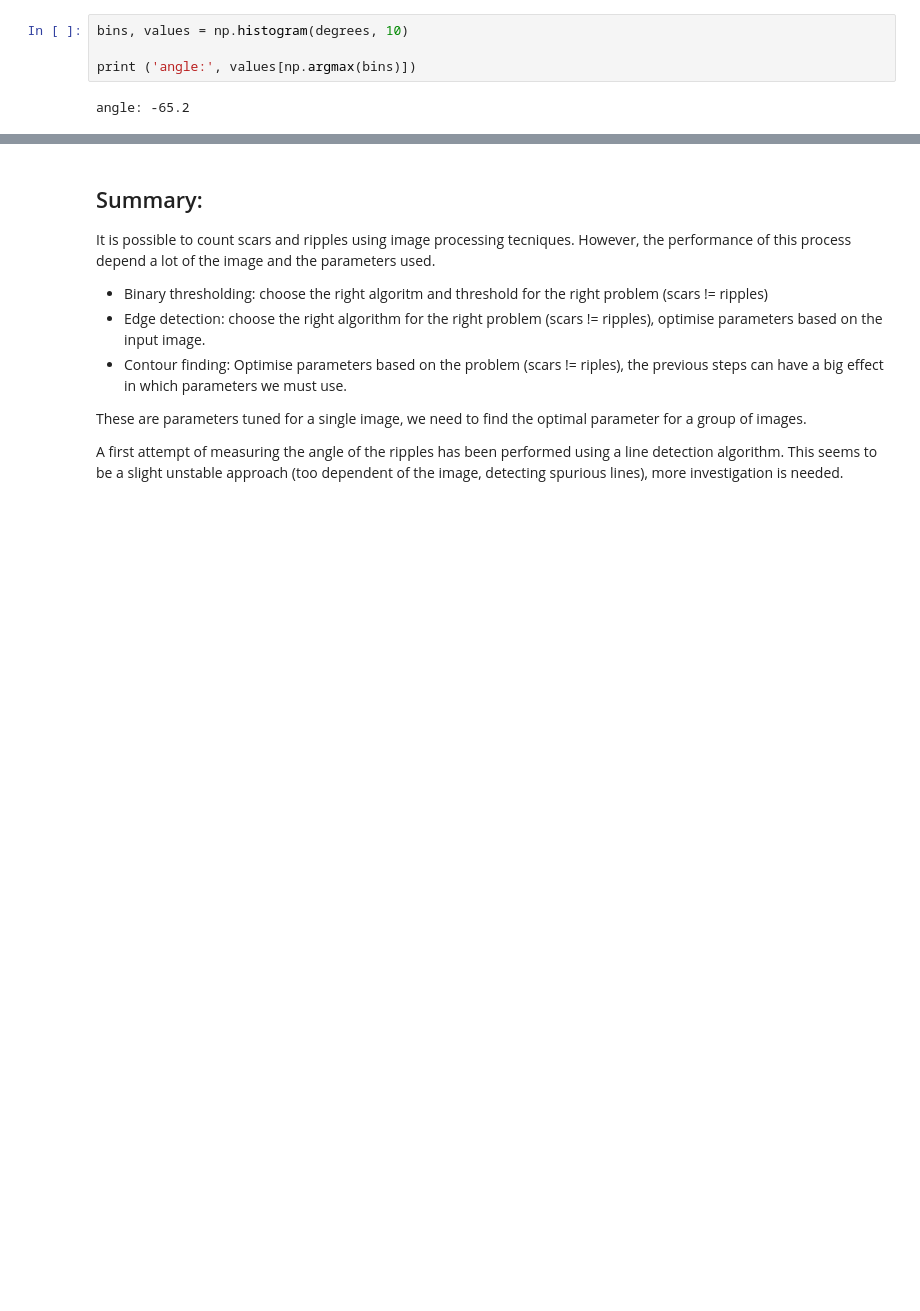
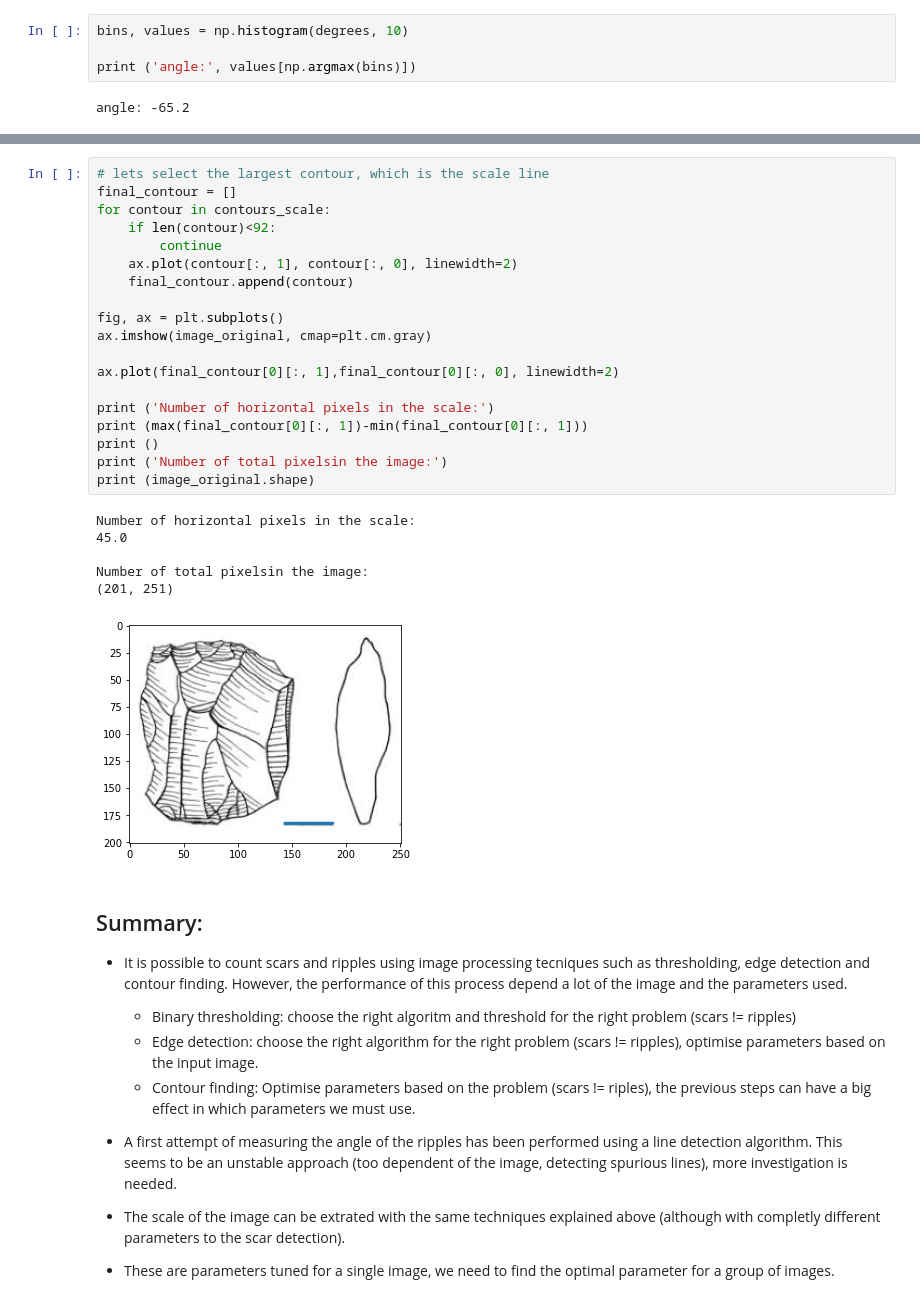
Before and after one commit to alan-turing-institute/Palaeoanalytics, a Jupyter notebook: notebooks/exploration/simple_edge_detection.ipynb, the cells around one changed output, grey strips where cells are left out. Drawn from its saved outputs; the diff is of its cells as text; blank space fills up the shorter version.

```diff
--- a/notebooks/exploration/simple_edge_detection.ipynb
+++ b/notebooks/exploration/simple_edge_detection.ipynb
@@ -406,12 +446,41 @@ angle: -65.2
+# %%
+# lets select the largest contour, which is the scale line
+final_contour = []
+for contour in contours_scale:
+    if len(contour)<92:
+        continue
+    ax.plot(contour[:, 1], contour[:, 0], linewidth=2)
+    final_contour.append(contour)
+
+fig, ax = plt.subplots()
+ax.imshow(image_original, cmap=plt.cm.gray)
+
+ax.plot(final_contour[0][:, 1],final_contour[0][:, 0], linewidth=2)
+
+print ('Number of horizontal pixels in the scale:')
+print (max(final_contour[0][:, 1])-min(final_contour[0][:, 1]))
+print ()
+print ('Number of total pixelsin the image:')
+print (image_original.shape)
+# %% [output]
+Number of horizontal pixels in the scale:
+45.0
+
+Number of total pixelsin the image:
+(201, 251)
+[figure, added]
 # %% [markdown]
 ## Summary:
 
-It is possible to count scars and ripples using image processing tecniques. However, the performance of this process depend a lot of the image and the parameters used.
+* It is possible to count scars and ripples using image processing tecniques such as thresholding, edge detection and contour finding. However, the performance of this process depend a lot of the image and the parameters used.
 
-* Binary thresholding: choose the right algoritm and threshold for the right problem (scars != ripples)
-* Edge detection: choose the right algorithm for the right problem (scars != ripples), optimise parameters based on the input image.
-* Contour finding: Optimise parameters based on the problem (scars != riples), the previous steps can have a big effect in which parameters we must use.
+    - Binary thresholding: choose the right algoritm and threshold for the right problem (scars != ripples)
+    - Edge detection: choose the right algorithm for the right problem (scars != ripples), optimise parameters based on the input image.
+    - Contour finding: Optimise parameters based on the problem (scars != riples), the previous steps can have a big effect in which parameters we must use.
 
-These are parameters tuned for a single image, we need to find the optimal parameter for a group of images.
 
-A first attempt of measuring the angle of the ripples has been performed using a line detection algorithm. This seems to be a slight unstable approach (too dependent of the image, detecting spurious lines), more investigation is needed.
+* A first attempt of measuring the angle of the ripples has been performed using a line detection algorithm. This seems to be an unstable approach (too dependent of the image, detecting spurious lines), more investigation is needed.
+
+* The scale of the image can be extrated with the same techniques explained above (although with completly different parameters to the scar detection).
+
+* These are parameters tuned for a single image, we need to find the optimal parameter for a group of images.
```
Also changed, not shown: parts of 9 cells of this notebook.
